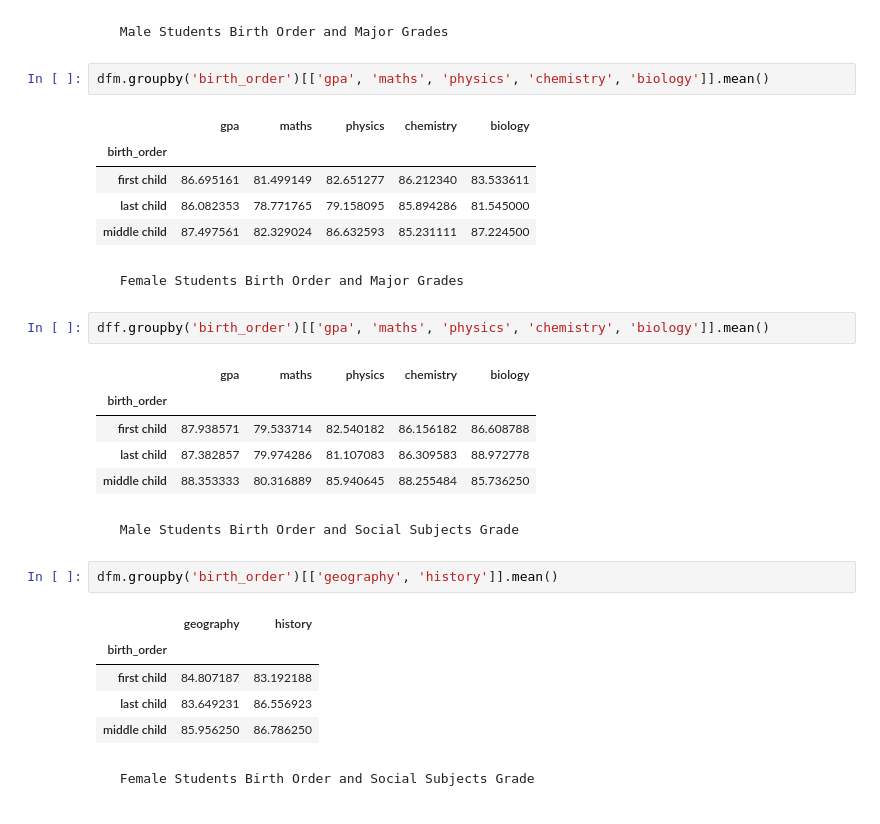
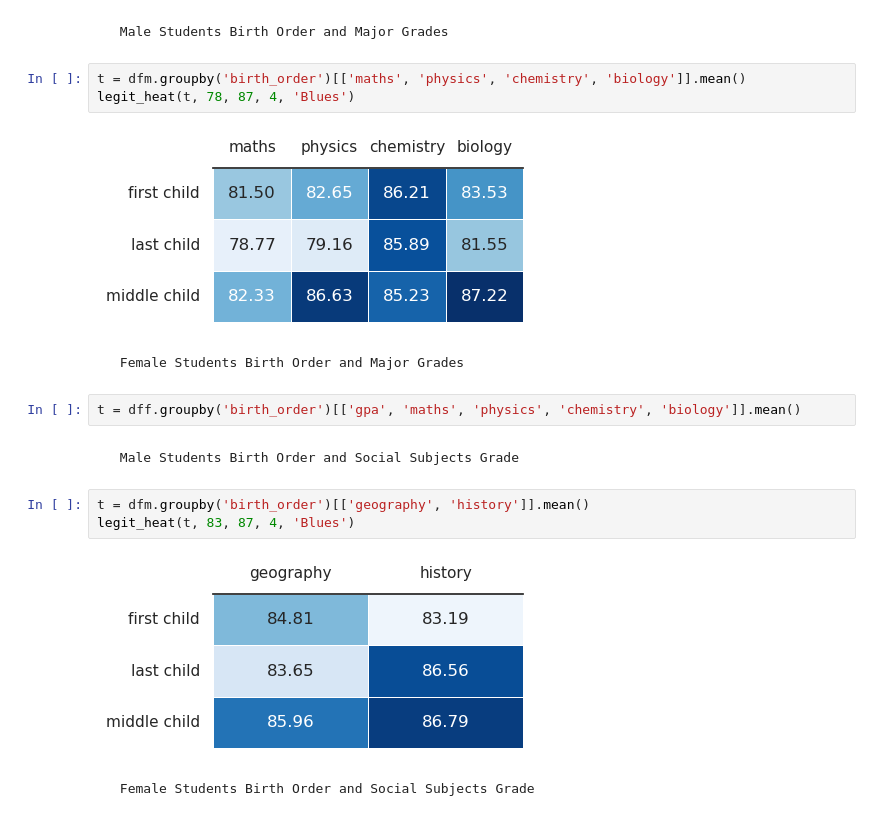
Before and after one commit to Ammon21/School-Data-Science-Project, a Jupyter notebook: notebooks/data_analysis.ipynb, the cells around one changed output. Saved outputs shown, nothing was run; the diff lists cells and outputs as text.

```diff
--- a/notebooks/data_analysis.ipynb
+++ b/notebooks/data_analysis.ipynb
@@ -247,33 +261,21 @@ dff = df[df.gender == 'f']
 # %% [markdown]
      Male Students Birth Order and Major Grades
 # %%
-dfm.groupby('birth_order')[['gpa', 'maths', 'physics', 'chemistry', 'biology']].mean()
+t = dfm.groupby('birth_order')[['maths', 'physics', 'chemistry', 'biology']].mean()
+legit_heat(t, 78, 87, 4, 'Blues')
 # %% [output]
-|  | gpa | maths | physics | chemistry | biology |
-| birth_order |  |  |  |  |  |
-| first child | 86.695161 | 81.499149 | 82.651277 | 86.212340 | 83.533611 |
-| last child | 86.082353 | 78.771765 | 79.158095 | 85.894286 | 81.545000 |
-| middle child | 87.497561 | 82.329024 | 86.632593 | 85.231111 | 87.224500 |
+[figure, added]
 # %% [markdown]
      Female Students Birth Order and Major Grades
 # %%
-dff.groupby('birth_order')[['gpa', 'maths', 'physics', 'chemistry', 'biology']].mean()
+t = dff.groupby('birth_order')[['gpa', 'maths', 'physics', 'chemistry', 'biology']].mean()
-# %% [output]
-|  | gpa | maths | physics | chemistry | biology |
-| birth_order |  |  |  |  |  |
-| first child | 87.938571 | 79.533714 | 82.540182 | 86.156182 | 86.608788 |
-| last child | 87.382857 | 79.974286 | 81.107083 | 86.309583 | 88.972778 |
-| middle child | 88.353333 | 80.316889 | 85.940645 | 88.255484 | 85.736250 |
 # %% [markdown]
      Male Students Birth Order and Social Subjects Grade
 # %%
-dfm.groupby('birth_order')[['geography', 'history']].mean()
+t = dfm.groupby('birth_order')[['geography', 'history']].mean()
+legit_heat(t, 83, 87, 4, 'Blues')
 # %% [output]
-|  | geography | history |
-| birth_order |  |  |
-| first child | 84.807187 | 83.192188 |
-| last child | 83.649231 | 86.556923 |
-| middle child | 85.956250 | 86.786250 |
+[figure, added]
 # %% [markdown]
      Female Students Birth Order and Social Subjects Grade
 # %%
```
Also changed, not shown: parts of 14 cells of this notebook.
